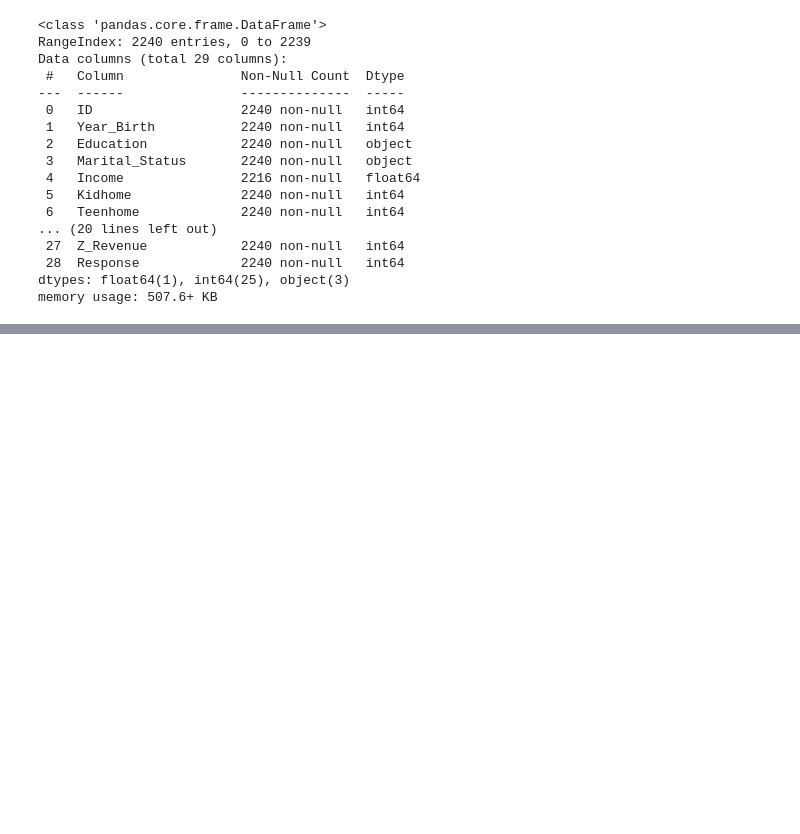
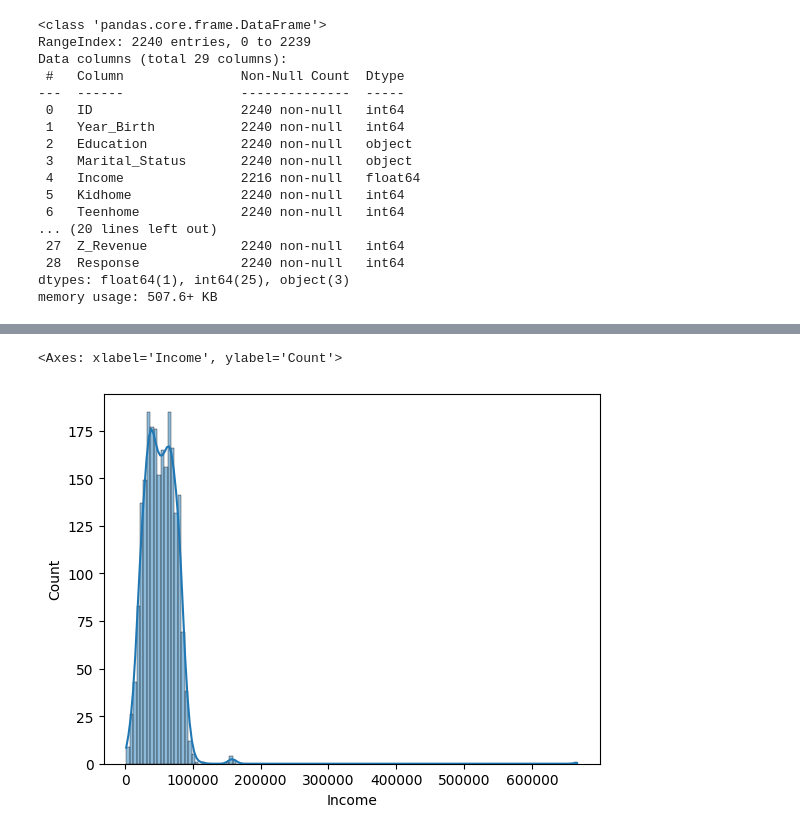
Before and after one commit to QaziSaim/Loot-Mart-marketing-campaign, a Jupyter notebook: [EDA_+_Ingiht]_Response_Prediction_Classification_Marketing_Campaign.ipynb, the cells around one changed output, grey strips where cells are left out. Cells and saved outputs as stored; diff of their text form; code cells hidden in the pictures; blank space fills up the shorter version.

```diff
--- a/[EDA_+_Ingiht]_Response_Prediction_Classification_Marketing_Campaign.ipynb
+++ b/[EDA_+_Ingiht]_Response_Prediction_Classification_Marketing_Campaign.ipynb
@@ -403,0 +429,2 @@ memory usage: 507.6+ KB
+# %%
+data[cat_cols] = data[cat_cols].astype('category')
@@ -403,0 +433,2 @@ memory usage: 507.6+ KB
+# %%
+data["Dt_Customer"] = pd.to_datetime(data["Dt_Customer"])
@@ -403,0 +493,5 @@ memory usage: 507.6+ KB
+# %%
+sns.histplot(data["Income"], kde=True)
+# %% [output]
+<Axes: xlabel='Income', ylabel='Count'>
+[figure, added]
```
Also changed, not shown: parts of 11 cells of this notebook.
